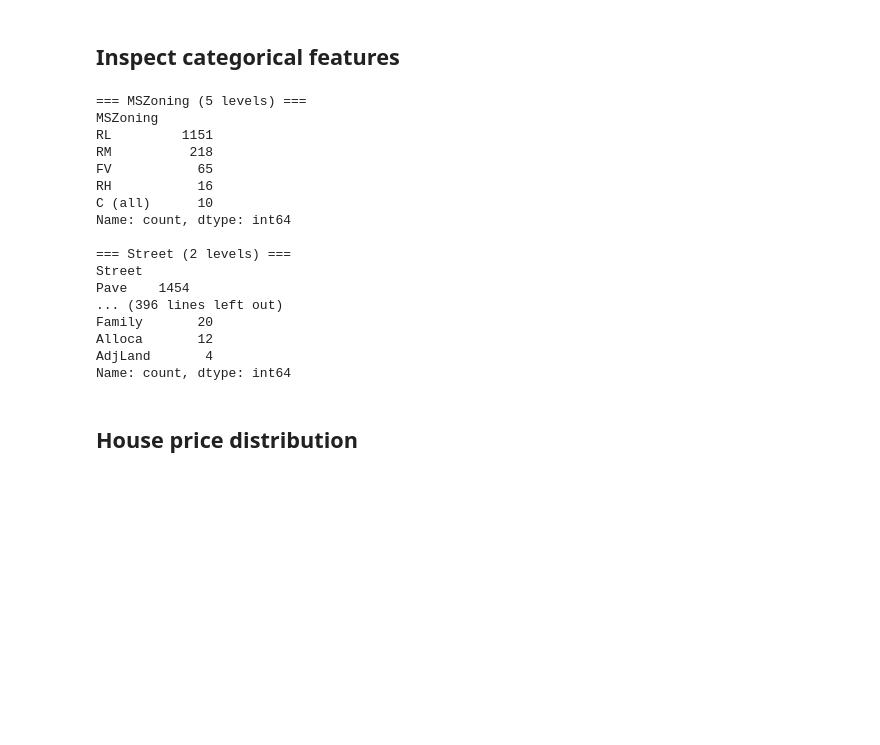
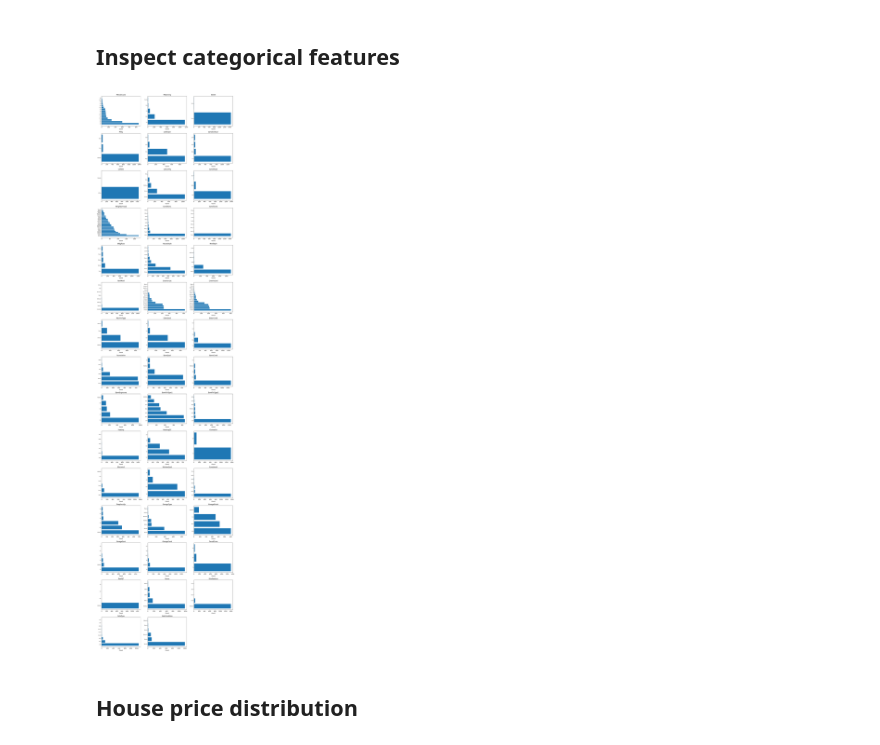
Before and after one commit to JamesFCoffey/ml-ds-techniques, a Jupyter notebook: notebooks/house_prices.ipynb, the cells around one changed output. Saved outputs shown, nothing was run; the diff lists cells and outputs as text; code cells hidden in the pictures; blank space fills up the shorter version.

```diff
--- a/notebooks/house_prices.ipynb
+++ b/notebooks/house_prices.ipynb
@@ -229,30 +907,35 @@ train.describe().T
 | SalePrice | 1460.0 | 180921.195890 | 79442.502883 | 34900.0 | 129975.00 | 163000.0 | 214000.00 | 755000.0 |
 # %% [markdown]
 ## Inspect categorical features
-# %%
-cat_cols = train.select_dtypes(include="object").columns
-
-for col in cat_cols:
-    print(f"\n=== {col} ({train[col].nunique()} levels) ===")
-    print(train[col].value_counts(dropna=False).head(10))
-# %% [output]
-=== MSZoning (5 levels) ===
-MSZoning
-RL         1151
-RM          218
-FV           65
-RH           16
-C (all)      10
-Name: count, dtype: int64
-
-=== Street (2 levels) ===
-Street
-Pave    1454
-... (396 lines left out)
-Family       20
-Alloca       12
-AdjLand       4
-Name: count, dtype: int64
+# %%
+# Identify your categorical columns
+cat_cols = train.select_dtypes(include=['object', 'category']).columns.tolist()
+
+# Decide on grid layout
+n = len(cat_cols)
+cols = 3
+rows = math.ceil(n / cols)
+
+# Build subplots
+fig, axes = plt.subplots(rows, cols, figsize=(cols * 5, rows * 4))
+axes = axes.flatten()
+
+# Loop and draw each bar chart
+for ax, col in zip(axes, cat_cols):
+    counts = train[col].fillna('MISSING').value_counts()
+    ax.barh(counts.index.astype(str), counts.values)
+    ax.set_title(col)
+    ax.set_xlabel('Count')
+    ax.tick_params(axis='y', labelsize=6)
+
+# Hide any unused axes
+for ax in axes[n:]:
+    ax.set_visible(False)
+
+plt.tight_layout()
+plt.show()
+# %% [output]
+[figure, added]
 # %% [markdown]
 ## House price distribution
 # %%
```
Also changed, not shown: parts of 22 cells of this notebook.
